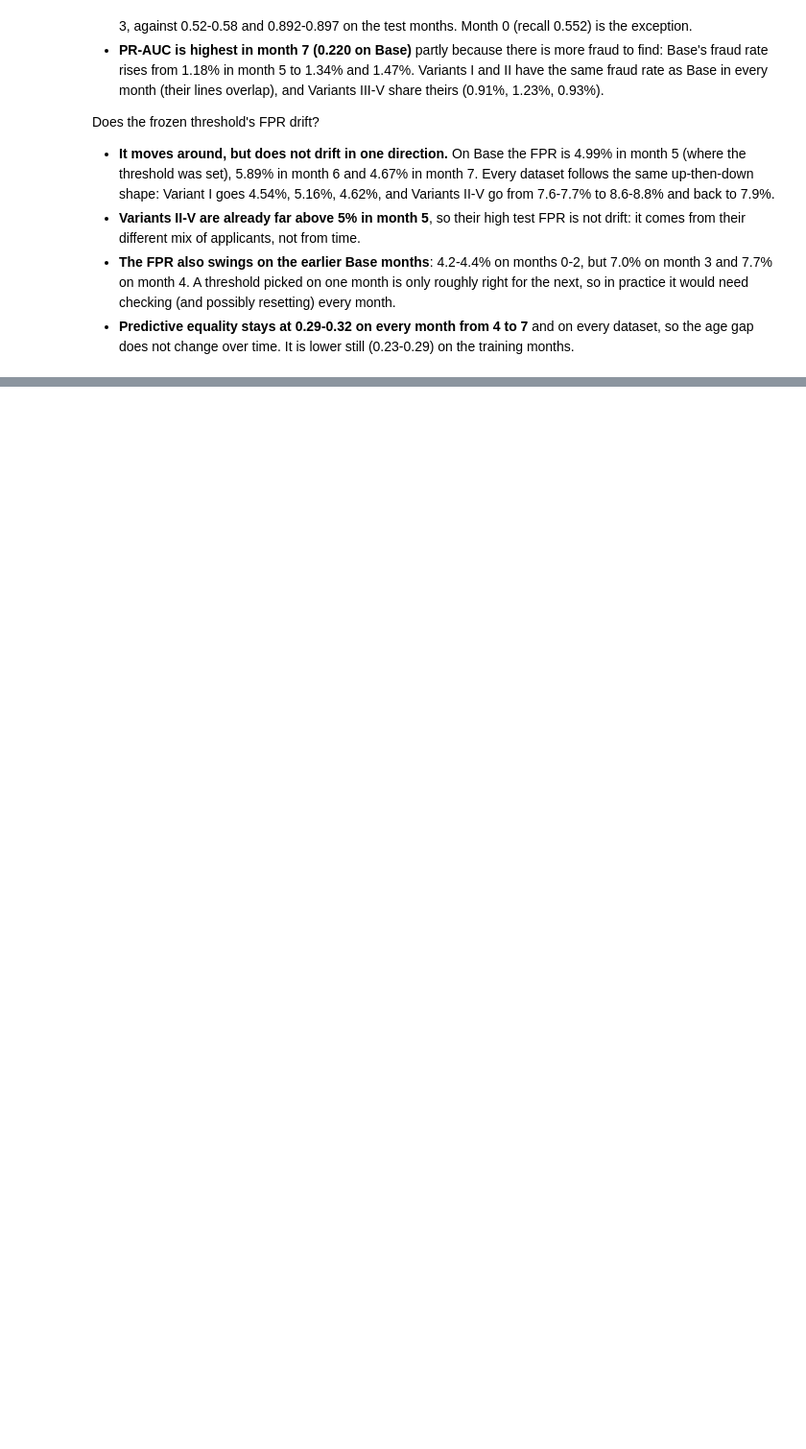
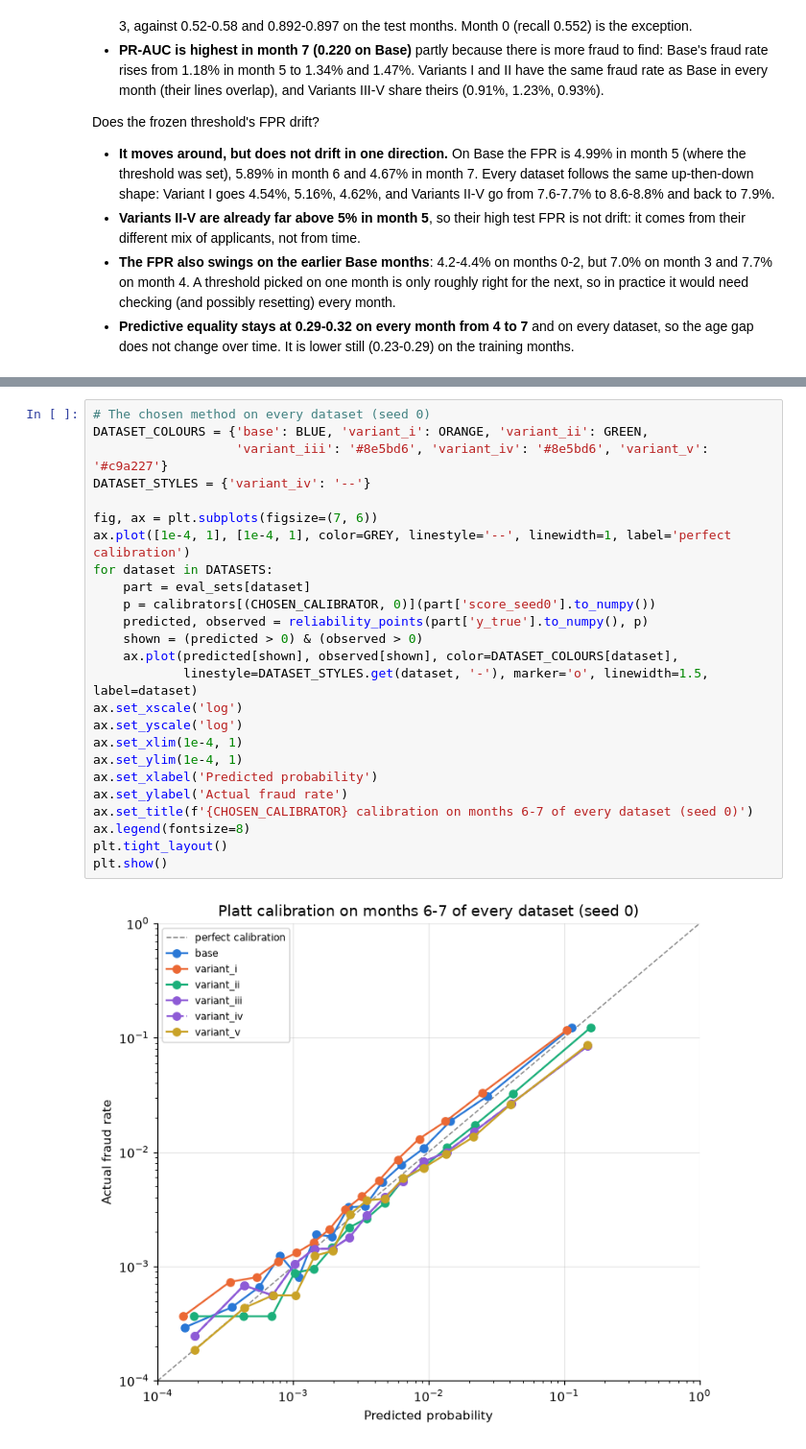
Before and after one commit to ErinaTjin/bt4012_grp10, a Jupyter notebook: notebooks/04_evaluation.ipynb, the cells around one changed output, grey strips where cells are left out. Shown at 96% size. Cells and saved outputs as stored; diff of their text form; blank space fills up the shorter version.

```diff
--- a/notebooks/04_evaluation.ipynb
+++ b/notebooks/04_evaluation.ipynb
@@ -791,0 +1076,27 @@ Does the frozen threshold's FPR drift?
+# %%
+# The chosen method on every dataset (seed 0)
+DATASET_COLOURS = {'base': BLUE, 'variant_i': ORANGE, 'variant_ii': GREEN,
+                   'variant_iii': '#8e5bd6', 'variant_iv': '#8e5bd6', 'variant_v': '#c9a227'}
+DATASET_STYLES = {'variant_iv': '--'}
+
+fig, ax = plt.subplots(figsize=(7, 6))
+ax.plot([1e-4, 1], [1e-4, 1], color=GREY, linestyle='--', linewidth=1, label='perfect calibration')
+for dataset in DATASETS:
+    part = eval_sets[dataset]
+    p = calibrators[(CHOSEN_CALIBRATOR, 0)](part['score_seed0'].to_numpy())
+    predicted, observed = reliability_points(part['y_true'].to_numpy(), p)
+    shown = (predicted > 0) & (observed > 0)
+    ax.plot(predicted[shown], observed[shown], color=DATASET_COLOURS[dataset],
+            linestyle=DATASET_STYLES.get(dataset, '-'), marker='o', linewidth=1.5, label=dataset)
+ax.set_xscale('log')
+ax.set_yscale('log')
+ax.set_xlim(1e-4, 1)
+ax.set_ylim(1e-4, 1)
+ax.set_xlabel('Predicted probability')
+ax.set_ylabel('Actual fraud rate')
+ax.set_title(f'{CHOSEN_CALIBRATOR} calibration on months 6-7 of every dataset (seed 0)')
+ax.legend(fontsize=8)
+plt.tight_layout()
+plt.show()
+# %% [output]
+[figure, added]
```
Also changed, not shown: parts of 52 cells of this notebook.
